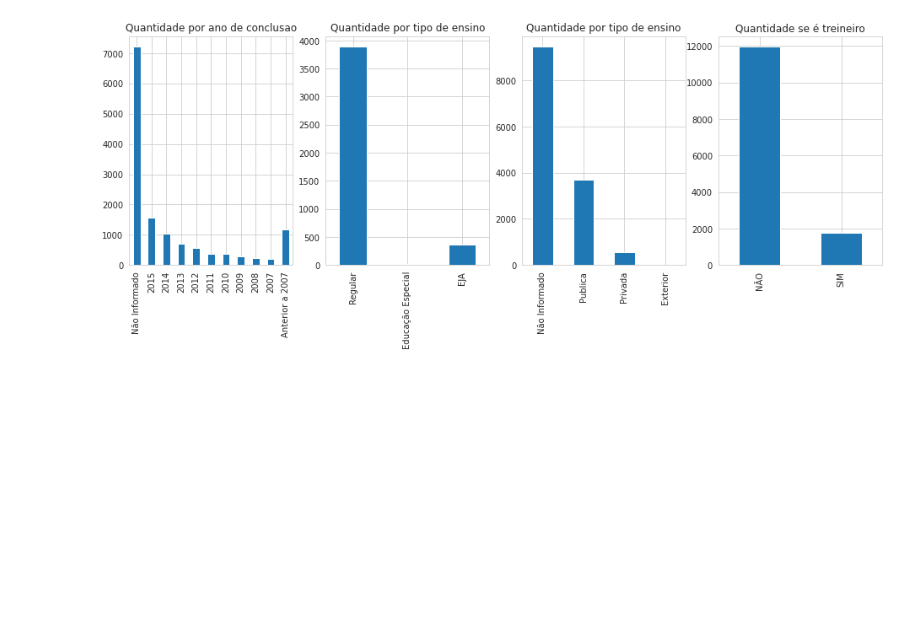
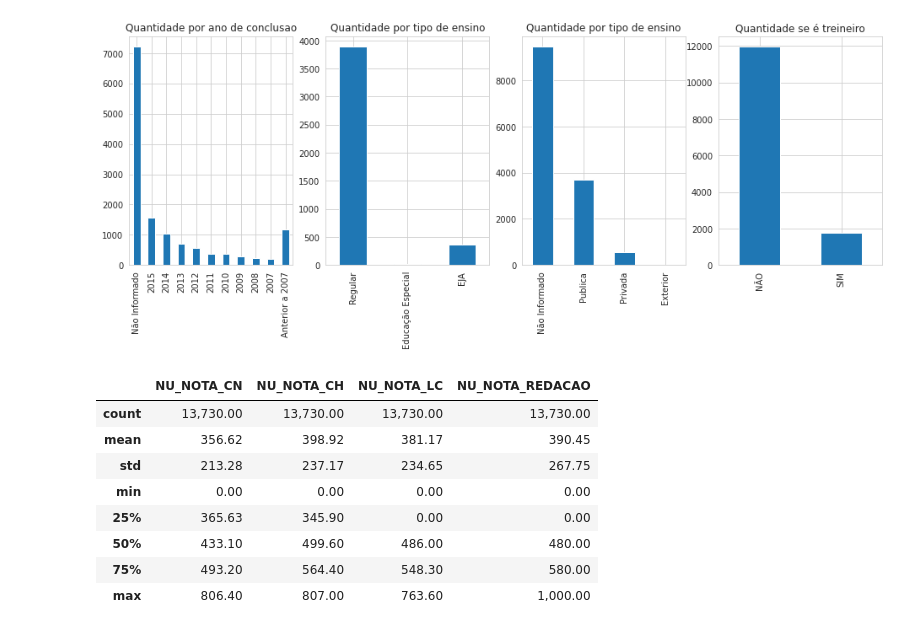
Before and after one commit to RobsonCrLira/CodenationDesafio, a Jupyter notebook: Analise_enem.ipynb, the cells around one changed output. Saved outputs shown, nothing was run; the diff lists cells and outputs as text; code cells hidden in the pictures; blank space fills up the shorter version.

```diff
--- a/Analise_enem.ipynb
+++ b/Analise_enem.ipynb
@@ -156,3 +161,15 @@ df_treineiro.plot(kind='bar',title = 'Quantidade se é treineiro',ax=axes[3])
 # %% [output]
 <matplotlib.axes._subplots.AxesSubplot at 0x...>
 [figure]
+# %%
+train[colunas_n].describe()
+# %% [output]
+|  | NU_NOTA_CN | NU_NOTA_CH | NU_NOTA_LC | NU_NOTA_REDACAO |
+| count | 13,730.00 | 13,730.00 | 13,730.00 | 13,730.00 |
+| mean | 356.62 | 398.92 | 381.17 | 390.45 |
+| std | 213.28 | 237.17 | 234.65 | 267.75 |
+| min | 0.00 | 0.00 | 0.00 | 0.00 |
+| 25% | 365.63 | 345.90 | 0.00 | 0.00 |
+| 50% | 433.10 | 499.60 | 486.00 | 480.00 |
+| 75% | 493.20 | 564.40 | 548.30 | 580.00 |
+| max | 806.40 | 807.00 | 763.60 | 1,000.00 |
```
Also changed, not shown: parts of 14 cells of this notebook.
